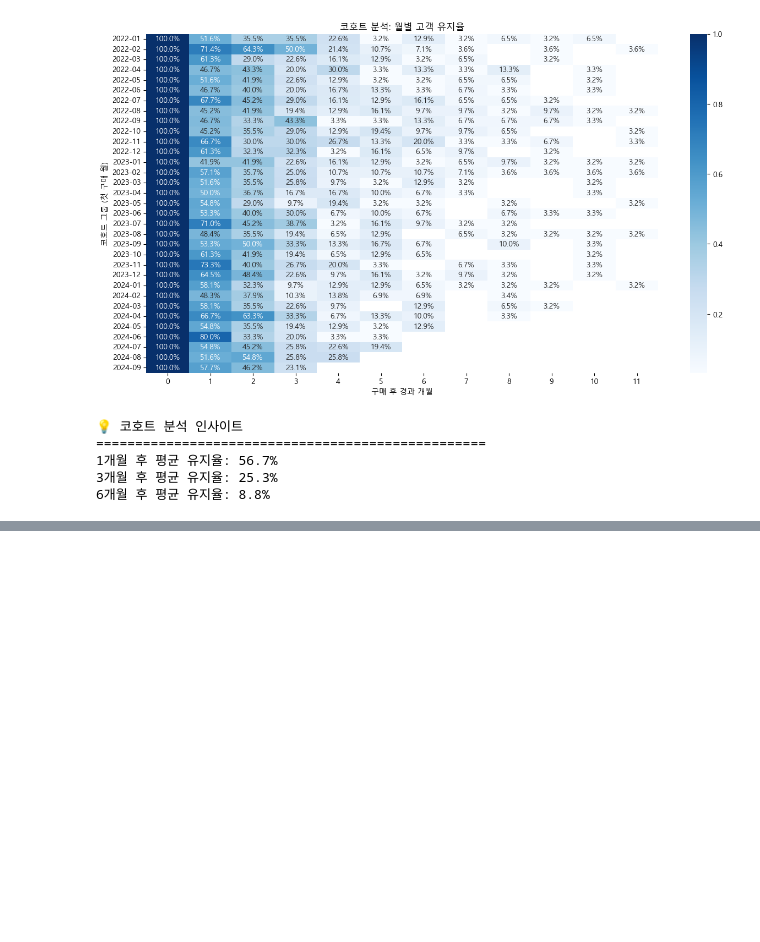
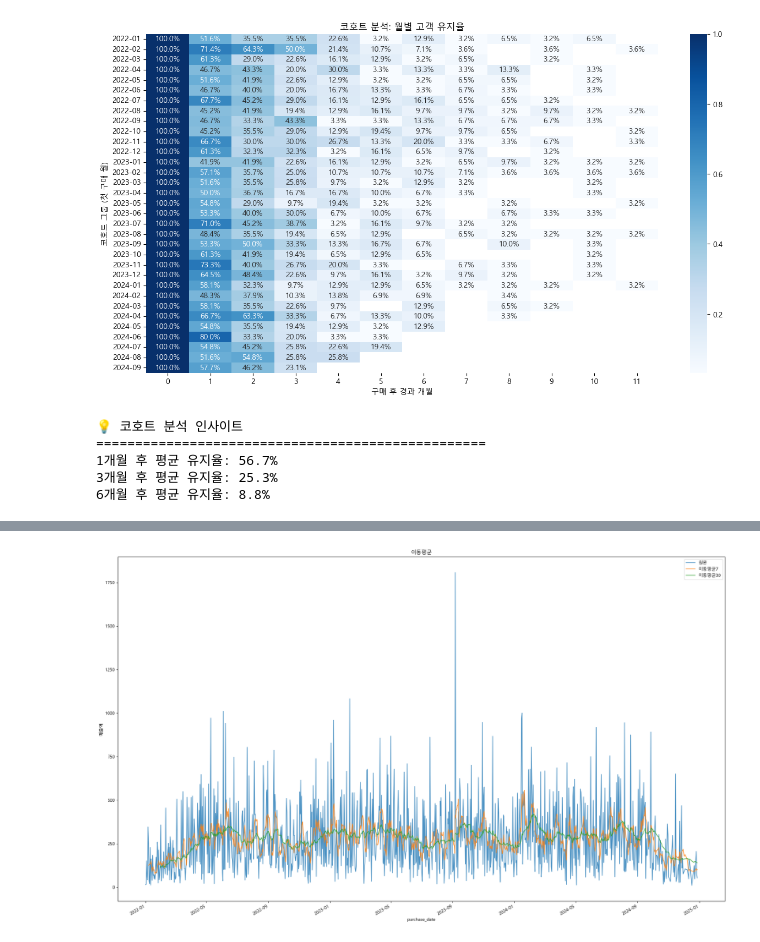
Before and after one commit to documents19/What-I-Learned-Today, a Jupyter notebook: data_analysis/04_kpi.ipynb, the cells around one changed output, grey strips where cells are left out. Saved outputs shown, nothing was run; the diff lists cells and outputs as text; code cells hidden in the pictures; blank space fills up the shorter version.

```diff
--- a/data_analysis/04_kpi.ipynb
+++ b/data_analysis/04_kpi.ipynb
@@ -375,0 +506,30 @@ if retention_3m < 0.15:
+# %%
+# 트렌드 분석
+
+
+
+# 일별 매출 집계
+
+daily_revenue = df.groupby('purchase_date')['order_value'].sum().reset_index()
+
+# 다양한 기간의 'revenue' 이동평균 (주간, 월간, 분기)
+
+daily_revenue['ma_7'] = daily_revenue['order_value'].rolling(window=7).mean()
+daily_revenue['ma_30'] = daily_revenue['order_value'].rolling(window=30).mean()
+
+
+
+# 트렌드 방향성 분석 + 시각화
+
+
+
+daily_revenue.set_index('purchase_date')[['order_value', 'ma_7', 'ma_30']].plot(
+    figsize=(20, 12), alpha=0.8
+)
+plt.title('이동평균')
+plt.ylabel('매출액')
+plt.legend(['원본', '이동평균7', '이동평균30'])
+plt.tight_layout()
+plt.show()
+# %% [output]
+[figure, added]
```
Also changed, not shown: parts of 9 cells of this notebook, 7 other files.
